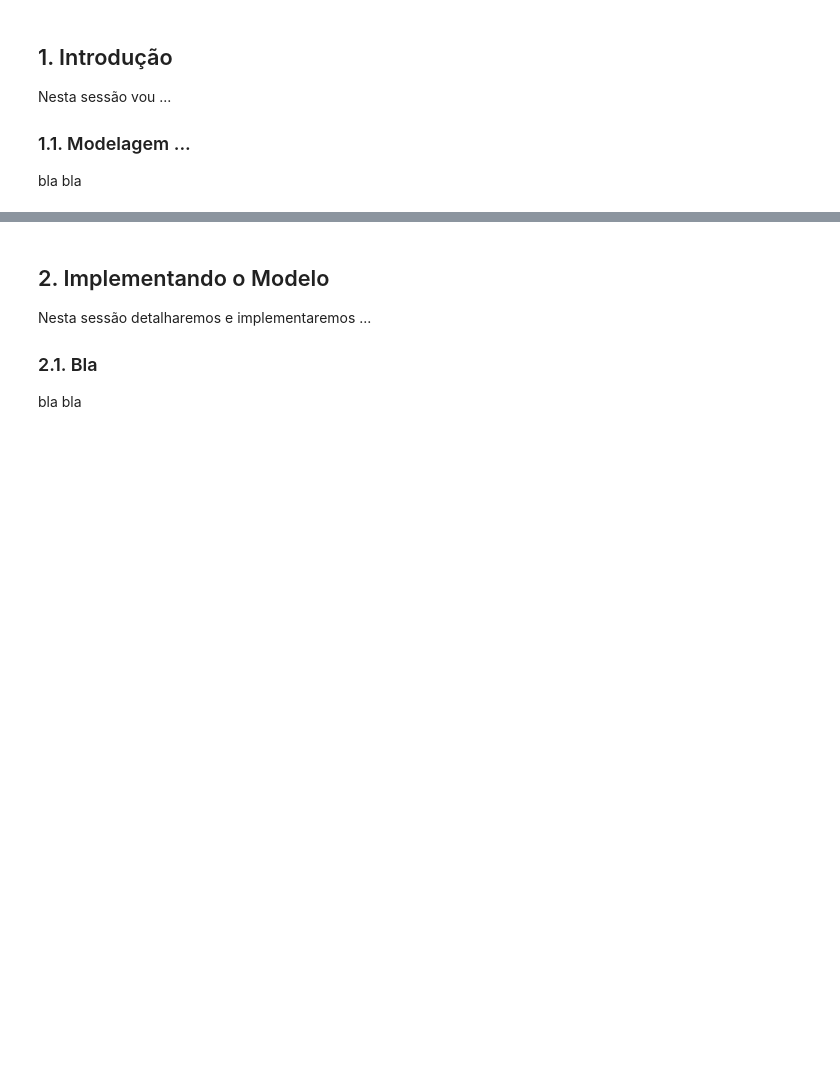
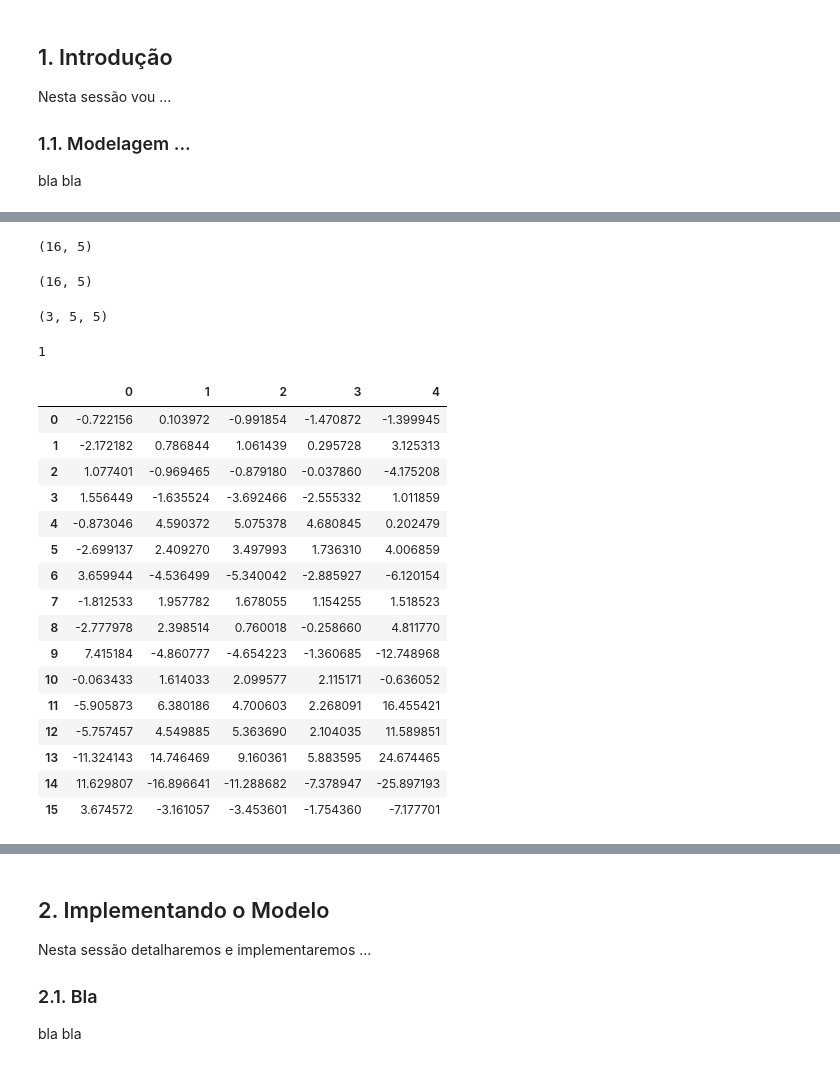
Before and after one commit to ucaiado/VectorAutoregression_Model, a Jupyter notebook: report.ipynb, the cells around one changed output, grey strips where cells are left out. Saved outputs shown, nothing was run; the diff lists cells and outputs as text; code cells hidden in the pictures; blank space fills up the shorter version.

```diff
--- a/report.ipynb
+++ b/report.ipynb
@@ -22,0 +63,11 @@ df = pd.read_excel('data/VAR3_inputs_e_outputs.xlsx', header=None)
+# %%
+import numpy as np
+i_p = 3
+na_y = df.values
+na_one = np.array([1.])
+l_Z = []
+for i in xrange(i_p-1, len(na_y)-1):
+    l_idx = range(i, i - i_p, -1)
+    na_Zt = np.hstack([na_one, na_y[l_idx].ravel()])
+    l_Z.append(na_Zt.T.copy())
+na_Z = np.array(l_Z)
@@ -22,0 +76,2 @@ df = pd.read_excel('data/VAR3_inputs_e_outputs.xlsx', header=None)
+# %%
+na_ysample = na_y[i_p:]  # Y := (y_1, ..., y_T)  (K x T) .T
@@ -22,0 +90,2 @@ df = pd.read_excel('data/VAR3_inputs_e_outputs.xlsx', header=None)
+# %%
+na_param = np.dot(na_ysample.T, np.dot(na_Z.T, inv(np.dot(na_Z, na_Z.T))).T).T
@@ -22,0 +241,4 @@ df = pd.read_excel('data/VAR3_inputs_e_outputs.xlsx', header=None)
+# %%
+params.shape
+# %% [output]
+(16, 5)
@@ -22,0 +247,32 @@ df = pd.read_excel('data/VAR3_inputs_e_outputs.xlsx', header=None)
+# %%
+params.shape
+# %% [output]
+(16, 5)
+# %%
+results.coefs.shape
+# %% [output]
+(3, 5, 5)
+# %%
+results.k_trend
+# %% [output]
+1
+# %%
+pd.DataFrame(na_param)
+# %% [output]
+|  | 0 | 1 | 2 | 3 | 4 |
+| 0 | -0.722156 | 0.103972 | -0.991854 | -1.470872 | -1.399945 |
+| 1 | -2.172182 | 0.786844 | 1.061439 | 0.295728 | 3.125313 |
+| 2 | 1.077401 | -0.969465 | -0.879180 | -0.037860 | -4.175208 |
+| 3 | 1.556449 | -1.635524 | -3.692466 | -2.555332 | 1.011859 |
+| 4 | -0.873046 | 4.590372 | 5.075378 | 4.680845 | 0.202479 |
+| 5 | -2.699137 | 2.409270 | 3.497993 | 1.736310 | 4.006859 |
+| 6 | 3.659944 | -4.536499 | -5.340042 | -2.885927 | -6.120154 |
+| 7 | -1.812533 | 1.957782 | 1.678055 | 1.154255 | 1.518523 |
+| 8 | -2.777978 | 2.398514 | 0.760018 | -0.258660 | 4.811770 |
+| 9 | 7.415184 | -4.860777 | -4.654223 | -1.360685 | -12.748968 |
+| 10 | -0.063433 | 1.614033 | 2.099577 | 2.115171 | -0.636052 |
+| 11 | -5.905873 | 6.380186 | 4.700603 | 2.268091 | 16.455421 |
+| 12 | -5.757457 | 4.549885 | 5.363690 | 2.104035 | 11.589851 |
+| 13 | -11.324143 | 14.746469 | 9.160361 | 5.883595 | 24.674465 |
+| 14 | 11.629807 | -16.896641 | -11.288682 | -7.378947 | -25.897193 |
+| 15 | 3.674572 | -3.161057 | -3.453601 | -1.754360 | -7.177701 |
```
Also changed, not shown: parts of 39 cells of this notebook, 1 other file.
